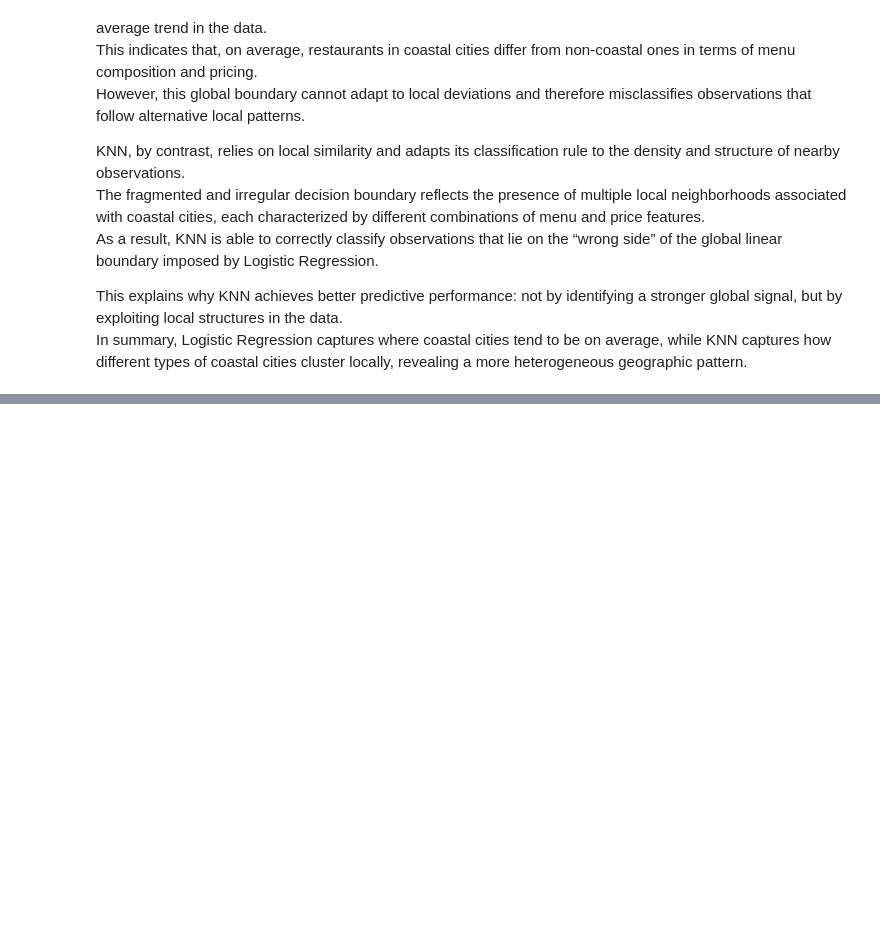
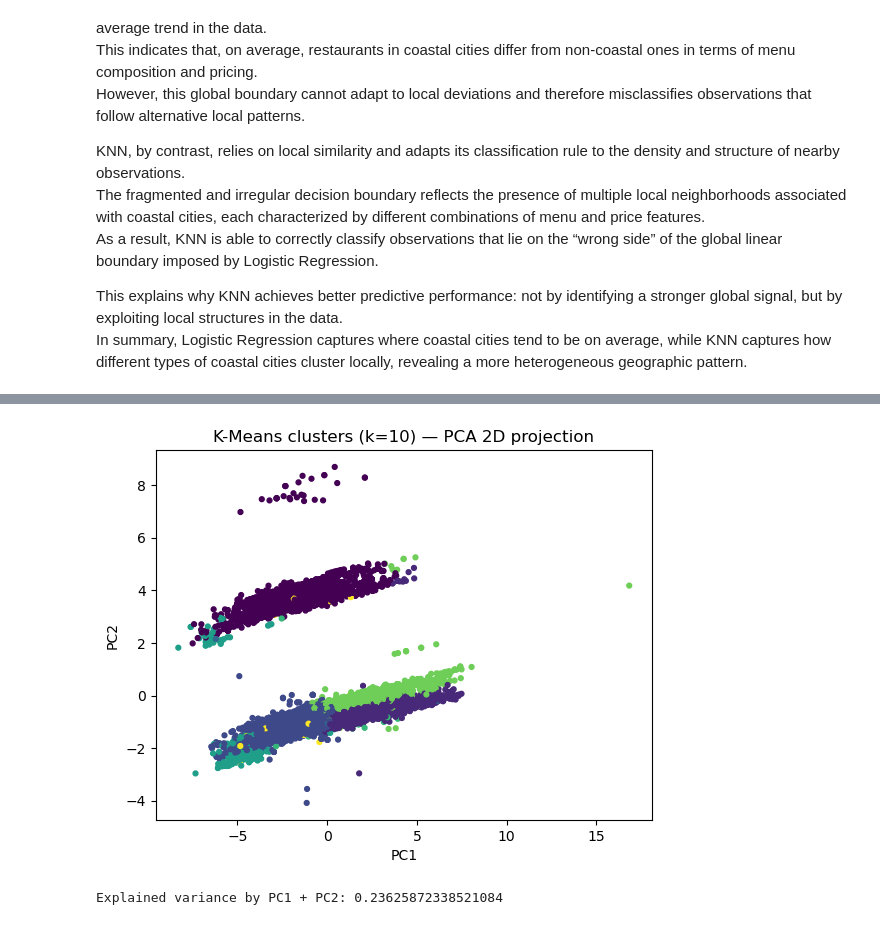
Before and after one commit to emanuelegaliano/Fundamentals-of-Data-Analysis, a Jupyter notebook: progetto.ipynb, the cells around one changed output, grey strips where cells are left out. Saved outputs shown, nothing was run; the diff lists cells and outputs as text; code cells hidden in the pictures; blank space fills up the shorter version.

```diff
--- a/progetto.ipynb
+++ b/progetto.ipynb
@@ -2869,0 +3108,26 @@ In summary, Logistic Regression captures where coastal cities tend to be on aver
+# %%
+from sklearn.decomposition import PCA
+import matplotlib.pyplot as plt
+
+# PCA with two components (for visualization only, on scaled features)
+pca_2d = PCA(n_components=2, random_state=42)
+X_2d = pca_2d.fit_transform(X_scaled)
+
+# Plot clusters in PCA space
+plt.figure()
+plt.scatter(
+    X_2d[:, 0],
+    X_2d[:, 1],
+    c=cluster_labels,
+    s=12
+)
+plt.xlabel("PC1")
+plt.ylabel("PC2")
+plt.title(f"K-Means clusters (k={best_k}) — PCA 2D projection")
+plt.show()
+
+explained_2d = float(pca_2d.explained_variance_ratio_.sum())
+print("Explained variance by PC1 + PC2:", explained_2d)
+# %% [output]
+[figure, added]
+Explained variance by PC1 + PC2: 0.23625872338521084
```
Also changed, not shown: parts of 33 cells of this notebook.
